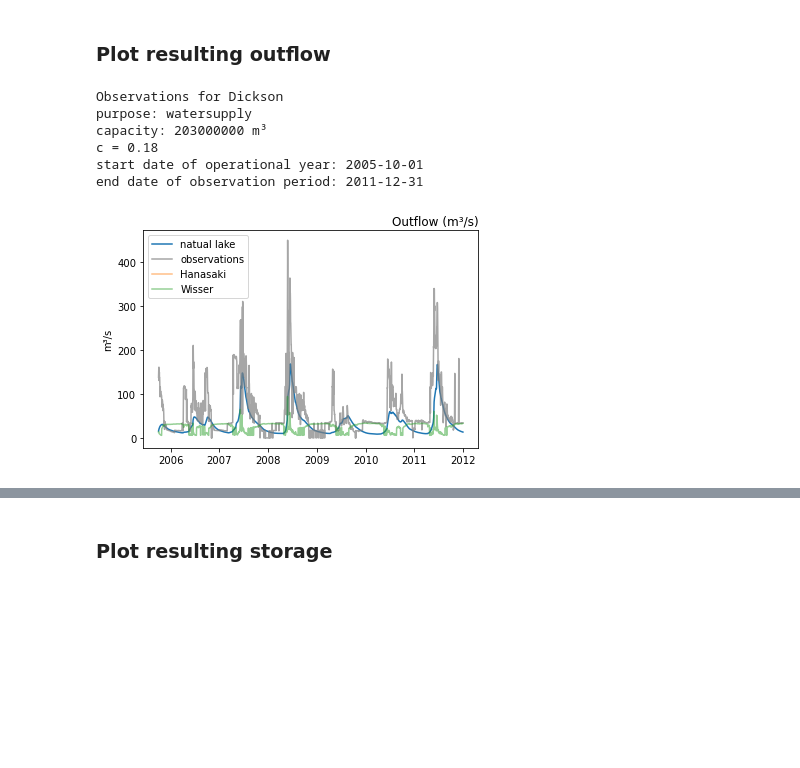
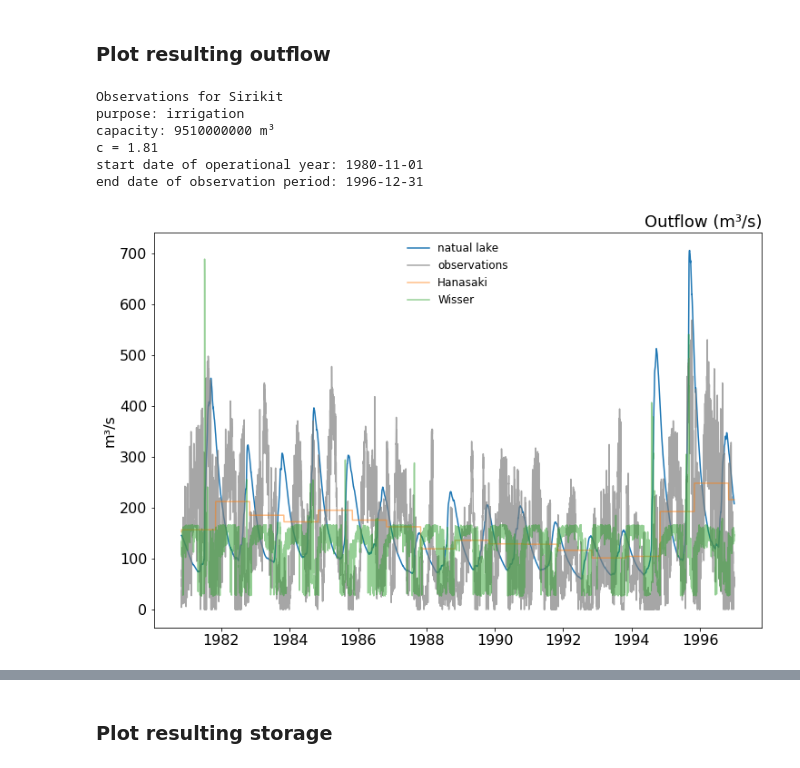
Before and after one commit to ShervanGharari/lake_models_python, a Jupyter notebook: Hanasaki/Hanasaki_Inne.ipynb, the cells around one changed output, grey strips where cells are left out. Drawn from its saved outputs; the diff is of its cells as text; code cells hidden in the pictures; blank space fills up the shorter version.

```diff
--- a/Hanasaki/Hanasaki_Inne.ipynb
+++ b/Hanasaki/Hanasaki_Inne.ipynb
@@ -20,7 +20,7 @@ metadata = pd.read_csv('observations/reservoirs_metadata.csv')
 metadata.index = metadata['name']
 
 # select reservoir name
-reservoir_name = 'Dickson' # possible to replace by: Dickson, Bhumiboi, Waterton, Glen_canyon, Palisades, Tribity, Semione, Sirikit
+reservoir_name = 'Sirikit' # possible to replace by: Dickson, Bhumiboi, Waterton, Glen_canyon, Palisades, Tribity, Semione, Sirikit
 purpose = metadata.loc[reservoir_name].purpose
 max_storage = metadata.loc[reservoir_name].capacity_mcm*10**6
 
@@ -166,8 +153,10 @@ for t, inflow_day in enumerate(inflow):
     # based on storage at beginning of year to smooth out intra-annual fluctuations
 
     if inflow.index[t].month == start_month and inflow.index[t].day == 1: # when it is the first day of a operational year, determine release coeficient based on current storage
-        release_coef = storage[t-1]/(alpha*max_storage) # how filled the reservoir is at start of year
-
+        if t > 0: # storage at current timestep is assigned at end of module, so use storage at previous timestep.
+            release_coef = storage[t-1]/(alpha*max_storage) # how filled the reservoir is at start of year
+        else: # first timestep, use start value of storage
+            release_coef = storage[t]/(alpha*max_storage) # how filled the reservoir is at start of year
 
     ### 2. Determine targetted monthly release (based on purpose)
 
@@ -263,9 +268,9 @@ print('c = %0.2f' %c)
 print('start date of operational year: '+start_date)
 print('end date of observation period: '+ str(inflow.index.year[-1])+'-'+str(inflow.index.month[-1])+'-'+str(inflow.index.day[-1]))
 # %% [output]
-Observations for Dickson
-purpose: watersupply
-capacity: 203000000 m³
-c = 0.18
-start date of operational year: 2005-10-01
-end date of observation period: 2011-12-31
+Observations for Sirikit
+purpose: irrigation
+capacity: 9510000000 m³
+c = 1.81
+start date of operational year: 1980-11-01
+end date of observation period: 1996-12-31
@@ -272,13 +288,15 @@ end date of observation period: 2011-12-31
 # %%
+fig, axs = plt.subplots(1,1,figsize=(12,8))
+
 plt.plot(release_monthly_lake)
 plt.plot(outflow_obs[start_date:], color='gray', alpha=0.7)
 plt.plot(release_monthly, alpha=0.5)
 plt.plot(release_monthly_wisser, alpha=0.5)
 
 plt.title('Outflow (m³/s)', loc='right')
 plt.ylabel('m³/s')
 
 plt.legend(['natual lake', 'observations','Hanasaki', 'Wisser']);
 # %% [output]
-[figure, old version]
+[figure, new version]
 # %%
```
Also changed, not shown: parts of 10 cells of this notebook.
